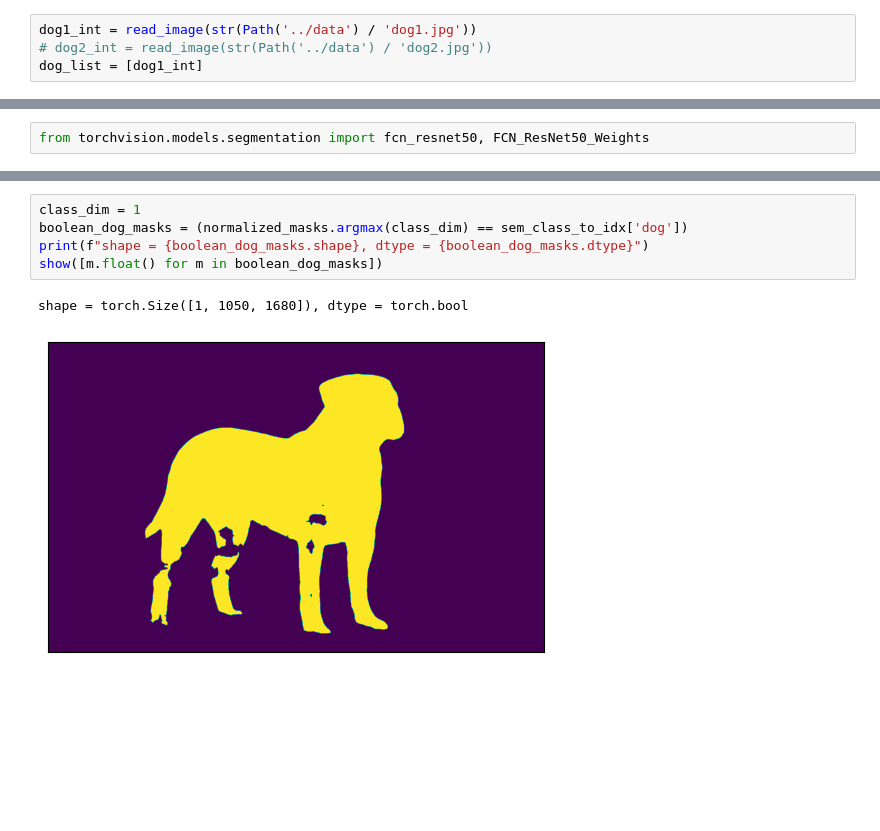
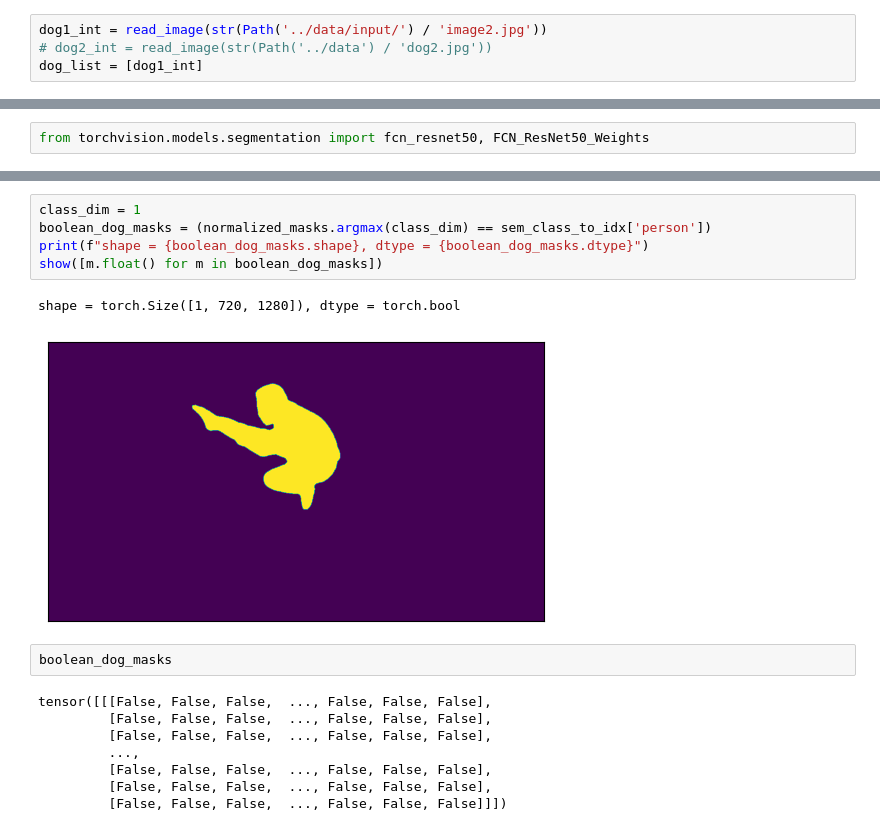
Before and after one commit to hecfi79/hackathon-video-recognition, a Jupyter notebook: notebook/cv.ipynb, the cells around one changed output, grey strips where cells are left out. Saved outputs shown, nothing was run; the diff lists cells and outputs as text; blank space fills up the shorter version.

```diff
--- a/notebook/cv.ipynb
+++ b/notebook/cv.ipynb
@@ -23,7 +23,7 @@ from torchvision.utils import make_grid
 from torchvision.io import read_image
 from pathlib import Path
 # %%
-dog1_int = read_image(str(Path('../data') / 'dog1.jpg'))
+dog1_int = read_image(str(Path('../data/input/') / 'image2.jpg'))
 # dog2_int = read_image(str(Path('../data') / 'dog2.jpg'))
 dog_list = [dog1_int]
 # %%
@@ -63,8 +65,18 @@ show(dog_and_boat_masks)
 # %%
 class_dim = 1
-boolean_dog_masks = (normalized_masks.argmax(class_dim) == sem_class_to_idx['dog'])
+boolean_dog_masks = (normalized_masks.argmax(class_dim) == sem_class_to_idx['person'])
 print(f"shape = {boolean_dog_masks.shape}, dtype = {boolean_dog_masks.dtype}")
 show([m.float() for m in boolean_dog_masks])
 # %% [output]
-shape = torch.Size([1, 1050, 1680]), dtype = torch.bool
+shape = torch.Size([1, 720, 1280]), dtype = torch.bool
-[figure, old version]
+[figure, new version]
+# %%
+boolean_dog_masks
+# %% [output]
+tensor([[[False, False, False,  ..., False, False, False],
+         [False, False, False,  ..., False, False, False],
+         [False, False, False,  ..., False, False, False],
+         ...,
+         [False, False, False,  ..., False, False, False],
+         [False, False, False,  ..., False, False, False],
+         [False, False, False,  ..., False, False, False]]])
```
Also changed, not shown: parts of 4 cells of this notebook, 13 other files.
